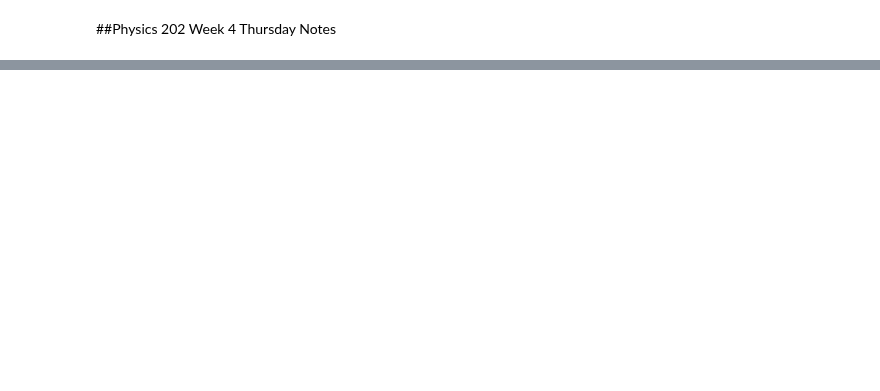
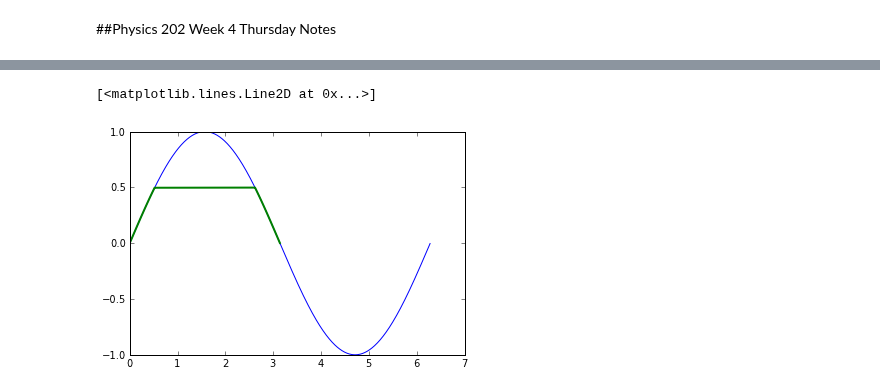
Before and after one commit to kbouch/PHYS202-S13, a Jupyter notebook: Week4/ThursdayNotes.ipynb, the cells around one changed output, grey strips where cells are left out. Cells and saved outputs as stored; diff of their text form; code cells hidden in the pictures; blank space fills up the shorter version.

```diff
--- a/Week4/ThursdayNotes.ipynb
+++ b/Week4/ThursdayNotes.ipynb
@@ -38,0 +82,9 @@ Vtot = pointPotential(x,y,q1,x1,y1) + dipolePotential(
+# %%
+mask = (np.sin(theta) > 0.0) & (np.sin(theta) < 0.5)
+# bitwise and works on arrays element- by element,but the developers did not define
+# an operation for 'and'. instead use ndarray.any() or ndarray.all()
+plot(theta,np.sin(theta),'b-')
+plot(theta[mask],np.sin(theta[mask]),'g-',linewidth=2.0)
+# %% [output]
+[<matplotlib.lines.Line2D at 0x...>]
+[figure, added]
```
Also changed, not shown: parts of 10 cells of this notebook.
